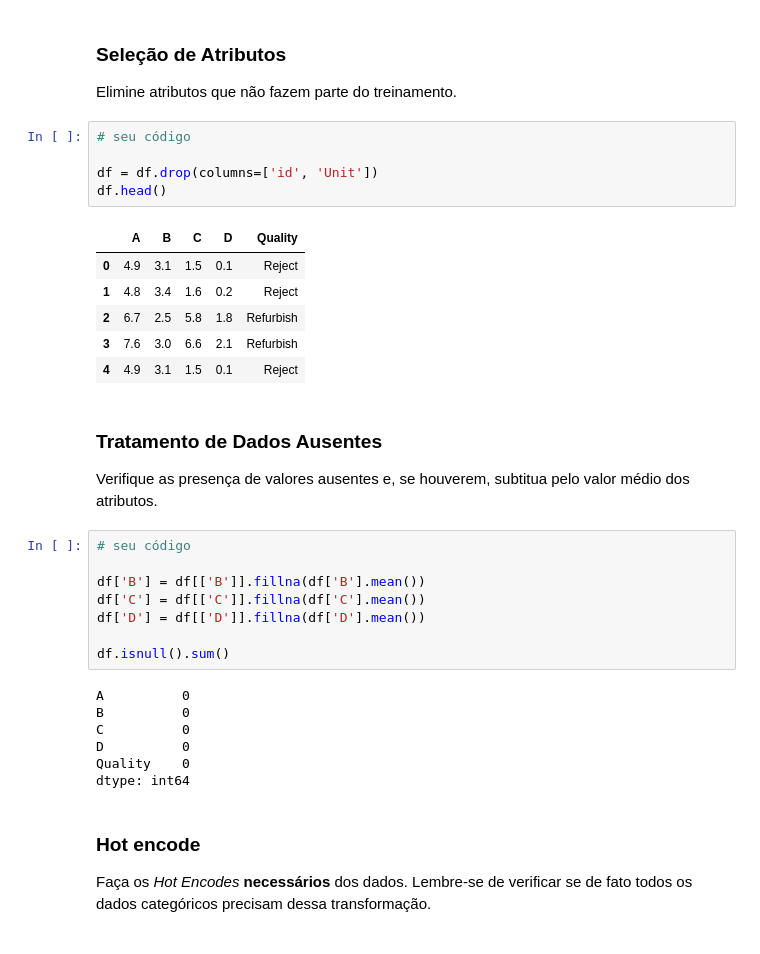
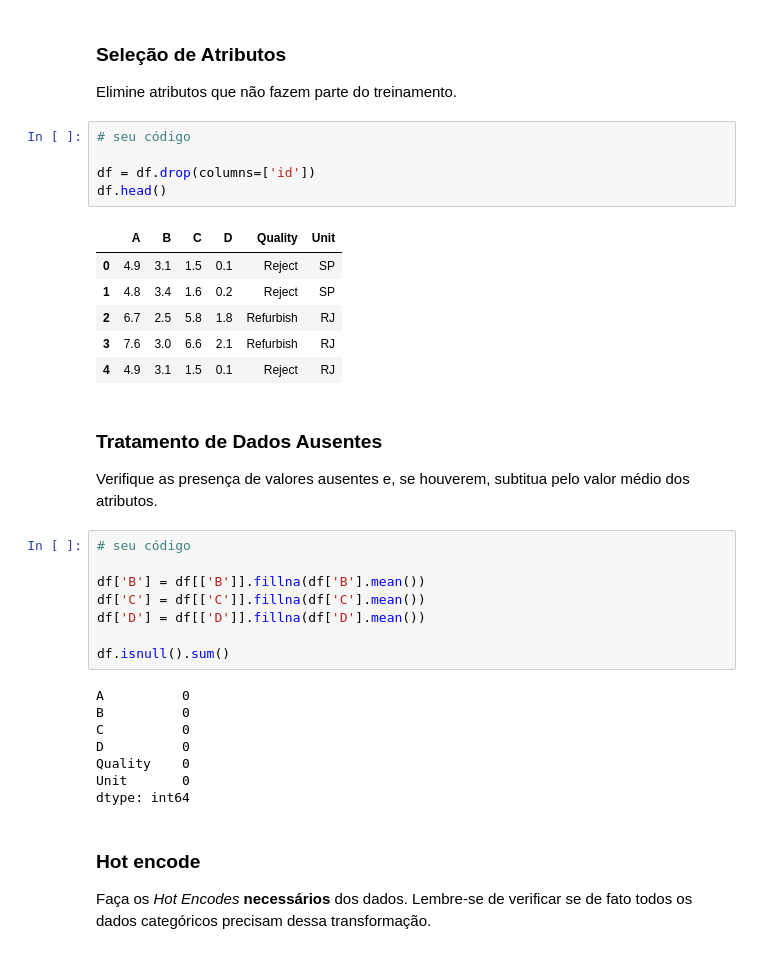
Before and after one commit to NilbertoFreitas/Mineracao_de_Dados, a Jupyter notebook: BIG_A3_Classificacao-Nilberto.ipynb, the cells around one changed output. Drawn from its saved outputs; the diff is of its cells as text.

```diff
--- a/BIG_A3_Classificacao-Nilberto.ipynb
+++ b/BIG_A3_Classificacao-Nilberto.ipynb
@@ -66,15 +66,15 @@ Elimine atributos que não fazem parte do treinamento.
 # %%
 # seu código
 
-df = df.drop(columns=['id', 'Unit'])
+df = df.drop(columns=['id'])
 df.head()
 # %% [output]
-|  | A | B | C | D | Quality |
-| 0 | 4.9 | 3.1 | 1.5 | 0.1 | Reject |
-| 1 | 4.8 | 3.4 | 1.6 | 0.2 | Reject |
-| 2 | 6.7 | 2.5 | 5.8 | 1.8 | Refurbish |
-| 3 | 7.6 | 3.0 | 6.6 | 2.1 | Refurbish |
-| 4 | 4.9 | 3.1 | 1.5 | 0.1 | Reject |
+|  | A | B | C | D | Quality | Unit |
+| 0 | 4.9 | 3.1 | 1.5 | 0.1 | Reject | SP |
+| 1 | 4.8 | 3.4 | 1.6 | 0.2 | Reject | SP |
+| 2 | 6.7 | 2.5 | 5.8 | 1.8 | Refurbish | RJ |
+| 3 | 7.6 | 3.0 | 6.6 | 2.1 | Refurbish | RJ |
+| 4 | 4.9 | 3.1 | 1.5 | 0.1 | Reject | RJ |
 # %% [markdown]
 ### Tratamento de Dados Ausentes
 
@@ -93,6 +93,7 @@ B          0
 C          0
 D          0
 Quality    0
+Unit       0
 dtype: int64
 # %% [markdown]
 ### Hot encode
```
Also changed, not shown: parts of 7 cells of this notebook.
